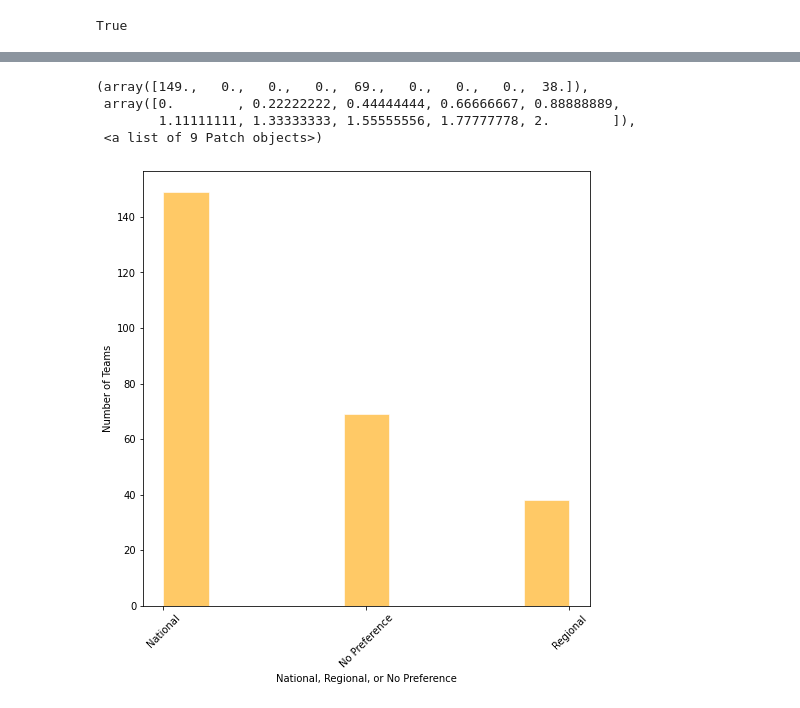
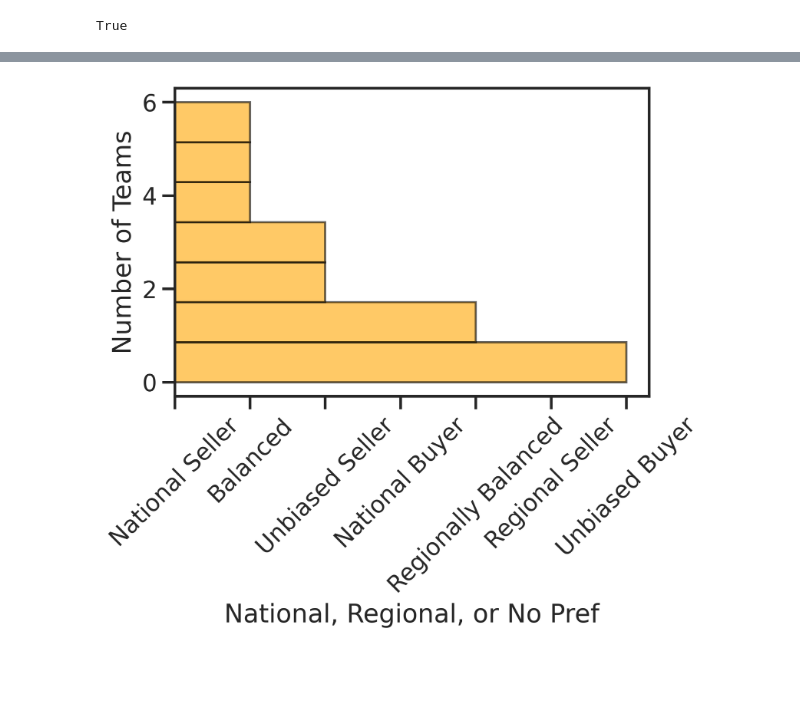
Before and after one commit to d141/590FP, a Jupyter notebook: nhl_transaction_network.ipynb, the cells around one changed output, grey strips where cells are left out. Saved outputs shown, nothing was run; the diff lists cells and outputs as text; code cells hidden in the pictures; blank space fills up the shorter version.

```diff
--- a/nhl_transaction_network.ipynb
+++ b/nhl_transaction_network.ipynb
@@ -654,0 +860,9 @@ plt.legend(bbox_to_anchor=(1.05, 1), loc=2, borderaxespad=0.)
+# %%
+sns.set(style='ticks', context='talk')
+#iris = sns.load_dataset('iris')
+#plt.xticks(rotation = 45)
+
+sns.set_palette("viridis")
+sns.swarmplot(x=pts, y=sorted(strategies), palette='Paired', size=4)
+sns.despine()
+plt.savefig("scatter")
@@ -656,9 +883,13 @@ plt.legend(bbox_to_anchor=(1.05, 1), loc=2, borderaxespad=0.)
 import seaborn as sns
 
 plt.figure(figsize=(8,8))
-sns.set_palette("Set2", 8)
-sns.regplot(x=ages, y=ranking, color='b')
-plt.xlabel("Average Age")
-plt.ylabel("Ranking (Lower is Better)")
-plt.legend(bbox_to_anchor=(1.05, 1), loc=2, borderaxespad=0.)
+sns.set_palette("Set2")
+sns.regplot(x=pts, y=page_ranks, scatter_kws={'alpha':0.5})
+sns.regplot(x=winner_pts, y=winner_page_ranks, fit_reg=False, scatter_kws={'alpha':0.8})
+plt.xlabel("Points % (Higher is Better)")
+plt.ylabel("PageRank")
+plt.title("PageRanks and Points")
+#plt.xlim(0, 31)
+#plt.legend(bbox_to_anchor=(1.05, 1), loc=2, borderaxespad=0.)
+plt.savefig("pr.png")
 # %% [output]
@@ -667,0 +917,17 @@ No handles with labels found to put in legend.
+# %%
+import seaborn as sns
+
+df = pd.DataFrame({
+    'Strategy': strategy_ex,
+    'Expected Championships': expected,
+    'Actual Championships': actual
+})
+fig, ax1 = plt.subplots(figsize=(12, 12))
+sns.set(font_scale=1)
+#plt.figure(figsize=(8,8))
+tidy = df.melt(id_vars='Strategy').rename(columns=str.title)
+sns.set_palette("Paired")
+sns.barplot(x='Value', y='Strategy', hue='Variable', data=tidy, ax=ax1, orient='horizontal')
+sns.despine(fig)
+plt.tight_layout()
+plt.savefig("expected")
@@ -668,12 +936,9 @@ No handles with labels found to put in legend.
 # %%
-?plt.figure(figsize=(8,8))
+#plt.figure(figsize=(8,8))
 plt.xticks(rotation = 45)
 plt.ylabel('Number of Teams')
 plt.xlabel('National, Regional, or No Pref')
-plt.hist(regions, edgecolor='white', bins=9, color='orange', alpha=.6)
+plt.hist(winner_strategies, edgecolor='black', bins=7, color='orange', alpha=.6, orientation='horizontal')
+plt.savefig('test2.png')
 # %% [output]
-(array([149.,   0.,   0.,   0.,  69.,   0.,   0.,   0.,  38.]),
- array([0.        , 0.22222222, 0.44444444, 0.66666667, 0.88888889,
-        1.11111111, 1.33333333, 1.55555556, 1.77777778, 2.        ]),
- <a list of 9 Patch objects>)
-[figure, old version]
+[figure, new version]
```
Also changed, not shown: parts of 50 cells of this notebook.
